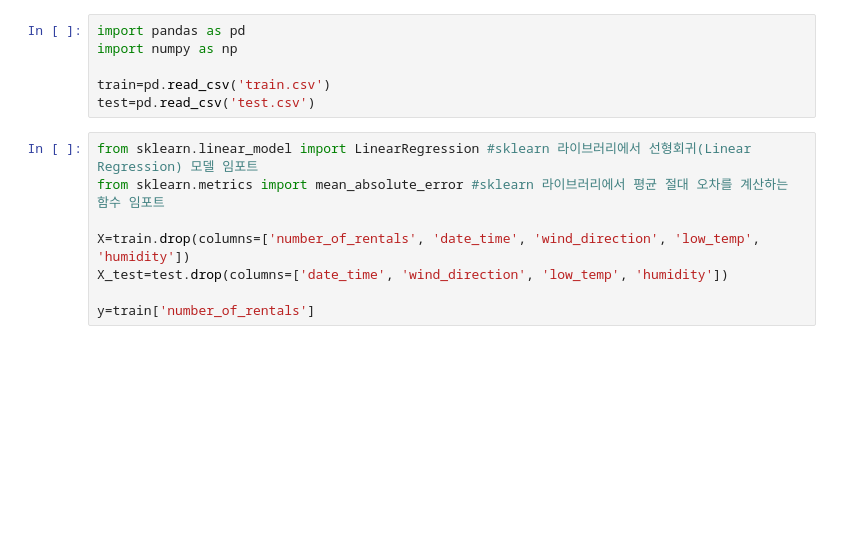
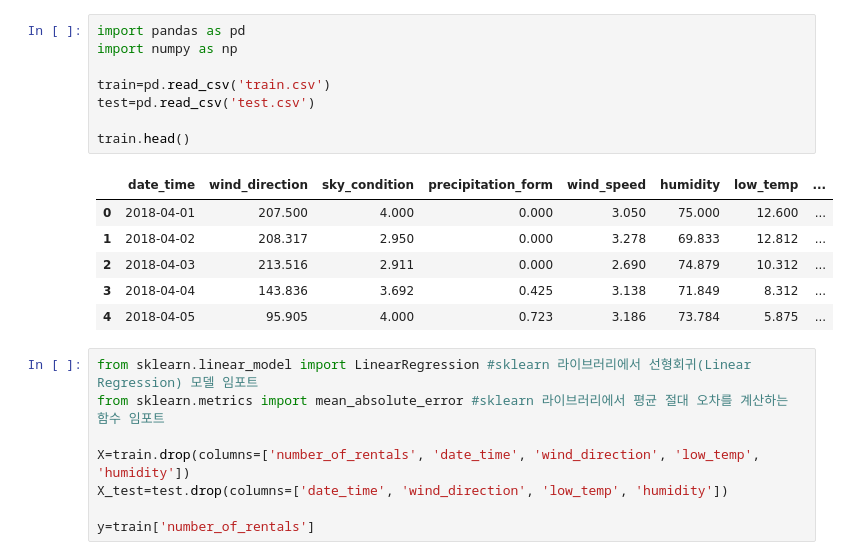
Before and after one commit to Eungyo-Kim/Dacon-project, a Jupyter notebook: bicycle_rentals_prediction/linear regression.ipynb, the cells around one changed output. Cells and saved outputs as stored; diff of their text form; blank space fills up the shorter version.

```diff
--- a/bicycle_rentals_prediction/linear regression.ipynb
+++ b/bicycle_rentals_prediction/linear regression.ipynb
@@ -1,9 +1,18 @@
 # %%
 import pandas as pd
 import numpy as np
 
 train=pd.read_csv('train.csv')
 test=pd.read_csv('test.csv')
+
+train.head()
+# %% [output]
+|  | date_time | wind_direction | sky_condition | precipitation_form | wind_speed | humidity | low_temp | ... |
+| 0 | 2018-04-01 | 207.500 | 4.000 | 0.000 | 3.050 | 75.000 | 12.600 | ... |
+| 1 | 2018-04-02 | 208.317 | 2.950 | 0.000 | 3.278 | 69.833 | 12.812 | ... |
+| 2 | 2018-04-03 | 213.516 | 2.911 | 0.000 | 2.690 | 74.879 | 10.312 | ... |
+| 3 | 2018-04-04 | 143.836 | 3.692 | 0.425 | 3.138 | 71.849 | 8.312 | ... |
+| 4 | 2018-04-05 | 95.905 | 4.000 | 0.723 | 3.186 | 73.784 | 5.875 | ... |
 # %%
 from sklearn.linear_model import LinearRegression #sklearn 라이브러리에서 선형회귀(Linear Regression) 모델 임포트
 from sklearn.metrics import mean_absolute_error #sklearn 라이브러리에서 평균 절대 오차를 계산하는 함수 임포트
```
Also changed, not shown: parts of 1 cell of this notebook, 8 other files.
